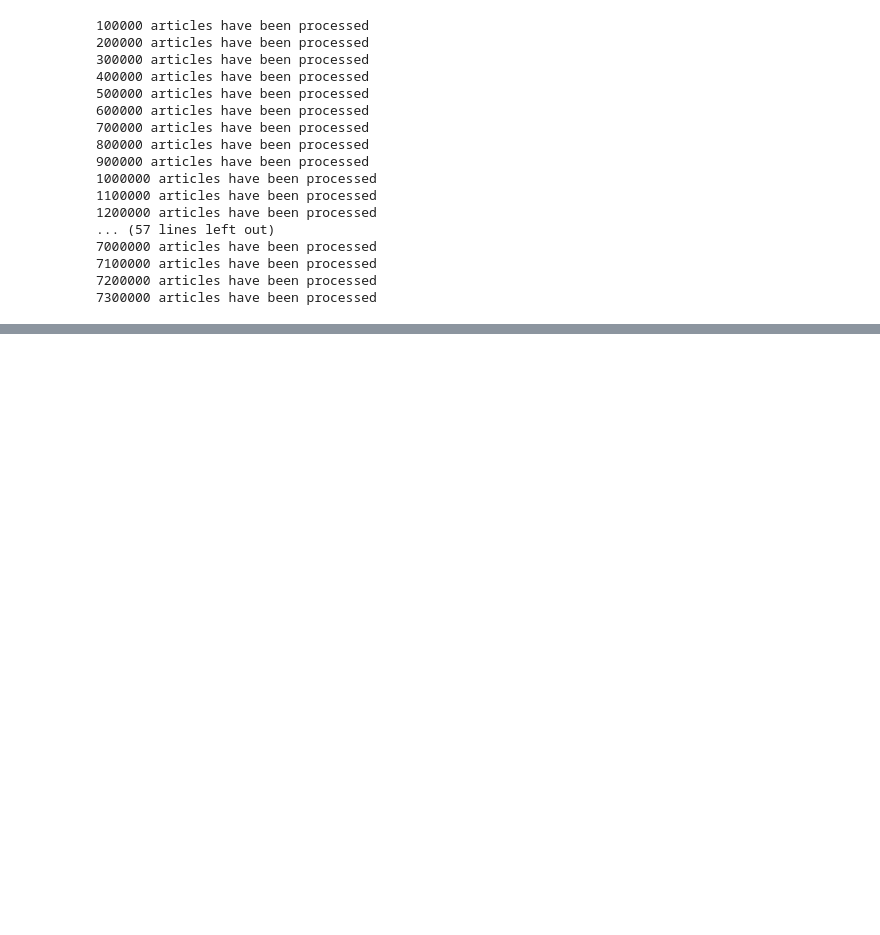
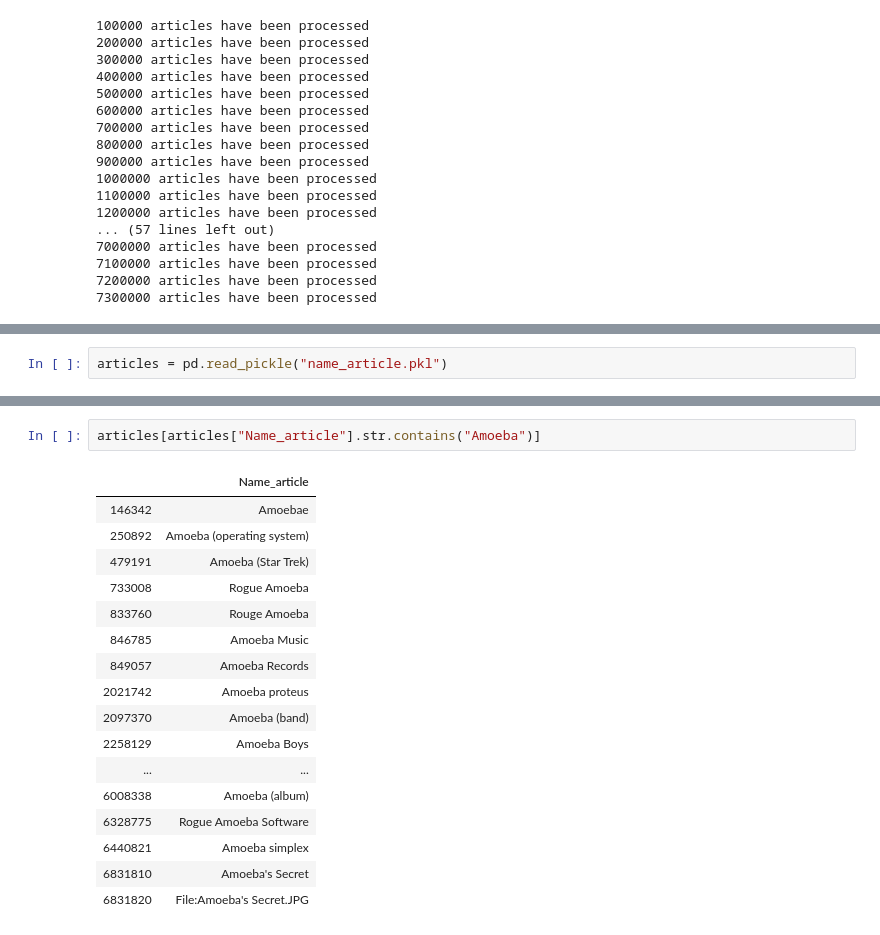
Before and after one commit to mahdicharif/PRIM, a Jupyter notebook: XML/testsXML.ipynb, the cells around one changed output, grey strips where cells are left out. Saved outputs shown, nothing was run; the diff lists cells and outputs as text; blank space fills up the shorter version.

```diff
--- a/XML/testsXML.ipynb
+++ b/XML/testsXML.ipynb
@@ -229,0 +304,2 @@ pd.read_pickle("D:/XML/data/links_nodes_4.0.pkl")
+# %%
+articles = pd.read_pickle("name_article.pkl")
@@ -229,0 +336,20 @@ pd.read_pickle("D:/XML/data/links_nodes_4.0.pkl")
+# %%
+articles[articles["Name_article"].str.contains("Amoeba")]
+# %% [output]
+|  | Name_article |
+| 146342 | Amoebae |
+| 250892 | Amoeba (operating system) |
+| 479191 | Amoeba (Star Trek) |
+| 733008 | Rogue Amoeba |
+| 833760 | Rouge Amoeba |
+| 846785 | Amoeba Music |
+| 849057 | Amoeba Records |
+| 2021742 | Amoeba proteus |
+| 2097370 | Amoeba (band) |
+| 2258129 | Amoeba Boys |
+| ... | ... |
+| 6008338 | Amoeba (album) |
+| 6328775 | Rogue Amoeba Software |
+| 6440821 | Amoeba simplex |
+| 6831810 | Amoeba's Secret |
+| 6831820 | File:Amoeba's Secret.JPG |
```
Also changed, not shown: parts of 21 cells of this notebook, 1 other file.
